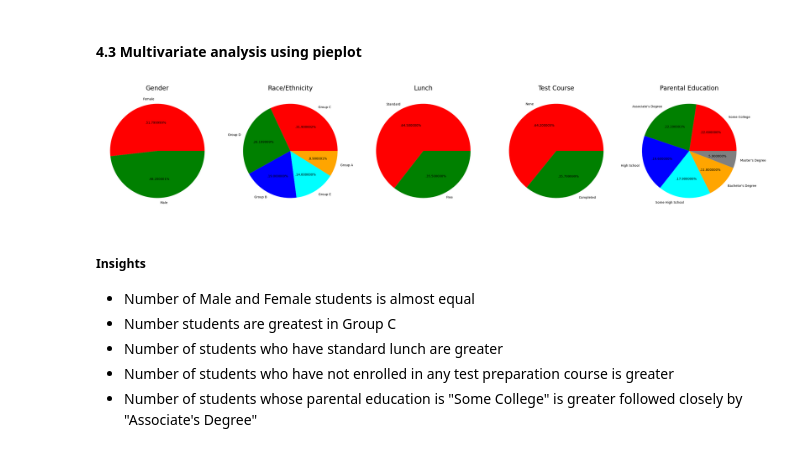
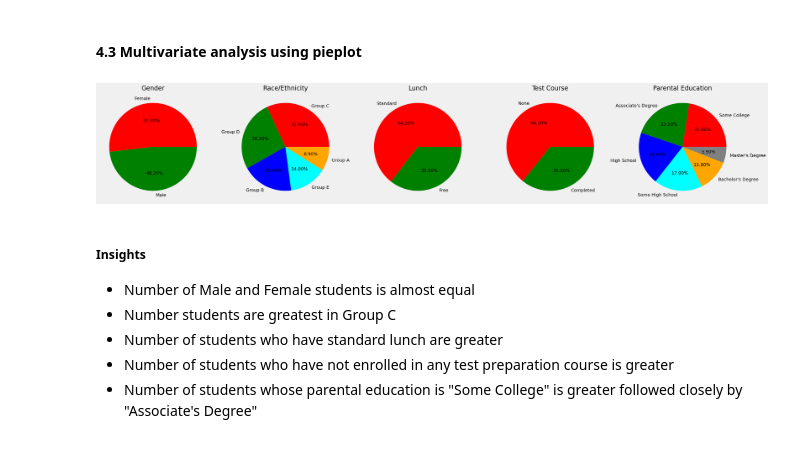
Before and after one commit to VamsiAkula8984/ML_E2E_Project, a Jupyter notebook: notebook/EDA STUDENT PERFORMANCE.ipynb, the cells around one changed output. Drawn from its saved outputs; the diff is of its cells as text; code cells hidden in the pictures.

```diff
--- a/notebook/EDA STUDENT PERFORMANCE.ipynb
+++ b/notebook/EDA STUDENT PERFORMANCE.ipynb
@@ -345,7 +386,7 @@ labels = 'Female', 'Male'
 color = ['red','green']
 
 
-plt.pie(size, colors = color, labels = labels,autopct = '.%2f%%')
+plt.pie(size, colors = color, labels = labels,autopct = '%0.2f%%')
 plt.title('Gender', fontsize = 20)
 plt.axis('off')
 
@@ -356,7 +397,7 @@ size = df['race_ethnicity'].value_counts()
 labels = 'Group C', 'Group D','Group B','Group E','Group A'
 color = ['red', 'green', 'blue', 'cyan','orange']
 
-plt.pie(size, colors = color,labels = labels,autopct = '.%2f%%')
+plt.pie(size, colors = color,labels = labels,autopct = '%0.2f%%')
 plt.title('Race/Ethnicity', fontsize = 20)
 plt.axis('off')
 
@@ -367,37 +408,37 @@ size = df['lunch'].value_counts()
 labels = 'Standard', 'Free'
 color = ['red','green']
 
-plt.pie(size, colors = color,labels = labels,autopct = '.%2f%%')
+plt.pie(size, colors = color,labels = labels,autopct = '%0.2f%%')
 plt.title('Lunch', fontsize = 20)
 plt.axis('off')
 
 
 plt.subplot(1, 5, 4)
 size = df['test_preparation_course'].value_counts()
 labels = 'None', 'Completed'
 color = ['red','green']
 
-plt.pie(size, colors = color,labels = labels,autopct = '.%2f%%')
+plt.pie(size, colors = color,labels = labels,autopct = '%0.2f%%')
 plt.title('Test Course', fontsize = 20)
 plt.axis('off')
 
 
 plt.subplot(1, 5, 5)
 size = df['parental_level_of_education'].value_counts()
 labels = 'Some College', "Associate's Degree",'High School','Some High School',"Bachelor's Degree","Master's Degree"
 color = ['red', 'green', 'blue', 'cyan','orange','grey']
 
-plt.pie(size, colors = color,labels = labels,autopct = '.%2f%%')
+plt.pie(size, colors = color,labels = labels,autopct = '%0.2f%%')
 plt.title('Parental Education', fontsize = 20)
 plt.axis('off')
 
 
 plt.tight_layout()
 plt.grid()
 
 plt.show()
 # %% [output]
-[figure, old version]
+[figure, new version]
 # %% [markdown]
 #####  Insights
 - Number of Male and Female students is almost equal
```
Also changed, not shown: parts of 19 cells of this notebook, 5 other files.
